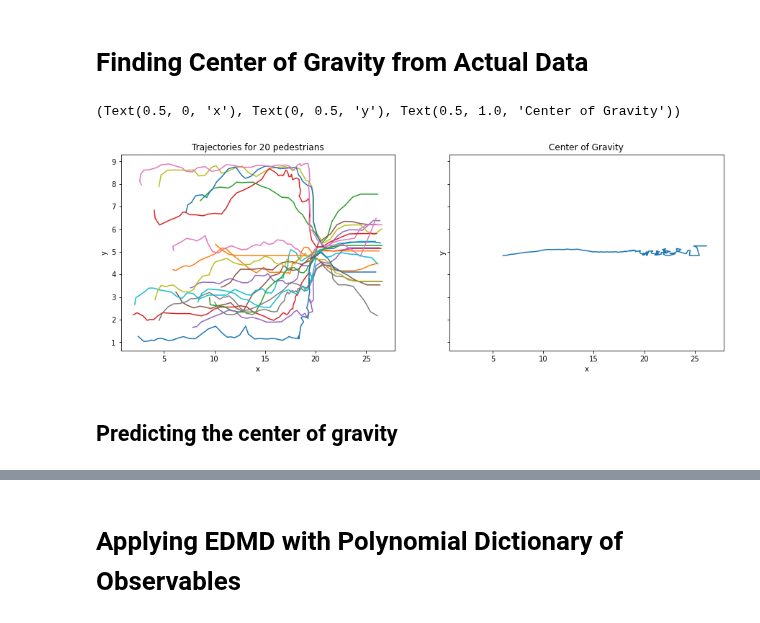
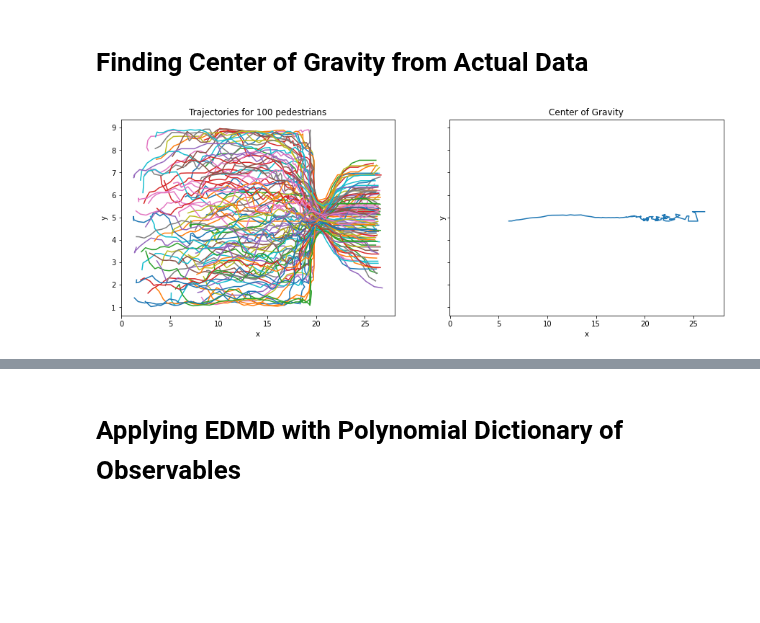
Before and after one commit to waleedbinkhalid74/ml_cms_final_project, a Jupyter notebook: ml_cms_final_proj_task_5.ipynb, the cells around one changed output, grey strips where cells are left out. Drawn from its saved outputs; the diff is of its cells as text; code cells hidden in the pictures; blank space fills up the shorter version.

```diff
--- a/ml_cms_final_proj_task_5.ipynb
+++ b/ml_cms_final_proj_task_5.ipynb
@@ -79,37 +59,2 @@ ped_traj_df[ped_traj_df.pedestrianId == 1]
 # %% [markdown]
 ## Resampling Pedestrian Steps
-# %%
-delta_t = 0.4
-def resample_trajectory(traj_df, delta_t):
-    resampled_list = []
-    for ped in tqdm(traj_df.pedestrianId.unique()):
-        df = traj_df[traj_df.pedestrianId == ped]
-        t_span = np.arange(0.4, df.simTime.iloc[-1], delta_t)
-        resampled_df = pd.DataFrame()
-        resampled_df['time'] = t_span
-        resampled_df['x1'] = 0
-        resampled_df['x2'] = 0
-        resampled_df['y1'] = 0
-        resampled_df['y2'] = 0
-        resampled_df.insert(0, 'ID', df.pedestrianId.iloc[0])
-        start = df.iloc[0]
-        actual_delta_t = np.diff(df.simTime.to_numpy())[0]
-
-        for i, time in enumerate(t_span):
-            if df[df['simTime'] >= time].empty:
-                continue
-            else:
-                second_last = df[df['simTime'] <= time].iloc[-1]
-                last = df[df['simTime'] >= time].iloc[0]
-                resampled_df['x1'].iloc[i] = second_last['startX-PID1'] + (last['startX-PID1'] - second_last['startX-PID1']) * delta_t / actual_delta_t
-                resampled_df['x2'].iloc[i] = second_last['startY-PID1'] + (last['startY-PID1'] - second_last['startY-PID1']) * delta_t / actual_delta_t
-                resampled_df['y1'].iloc[i] = second_last['endX-PID1'] + (last['endX-PID1'] - second_last['endX-PID1']) * delta_t / actual_delta_t
-                resampled_df['y2'].iloc[i] = second_last['endY-PID1'] + (last['endY-PID1'] - second_last['endY-PID1']) * delta_t / actual_delta_t
-#                 print(time, last['simTime'], second_last['simTime'], resampled_df['x1'].iloc[i])
-        resampled_list.append(resampled_df)
-
-    resampled_trajectories = pd.concat(resampled_list)
-    resampled_trajectories.reset_index(drop=True, inplace=True)
-    return resampled_trajectories
-resampled_trajectories = resample_trajectory(ped_traj_df, delta_t)
-resampled_trajectories
@@ -212,11 +91,9 @@ ped_traj_df_formatted_reduced = resampled_trajectories
 center_of_gravity = find_center_of_gravity(ped_traj_df_formatted_reduced)
 # %%
 fig, axs = plt.subplots(1, 2, figsize=(15,5), sharex=True, sharey=True)
-plot_trajectories(ped_traj_df_formatted_reduced, 20, axs[0])
+plot_trajectories(ped_traj_df_formatted_reduced, 100, axs[0])
 axs[1].plot(center_of_gravity[:,0], center_of_gravity[:,1])
 axs[1].set_xlabel('x'), axs[1].set_ylabel('y'), axs[1].set_title("Center of Gravity")
+fig.savefig('figures/ped_traj_and_cog_actual.png')
 # %% [output]
-(Text(0.5, 0, 'x'), Text(0, 0.5, 'y'), Text(0.5, 1.0, 'Center of Gravity'))
-[figure, old version]
+[figure, new version]
-# %% [markdown]
-## Predicting the center of gravity
```
Also changed, not shown: parts of 42 cells of this notebook, 6 other files.
